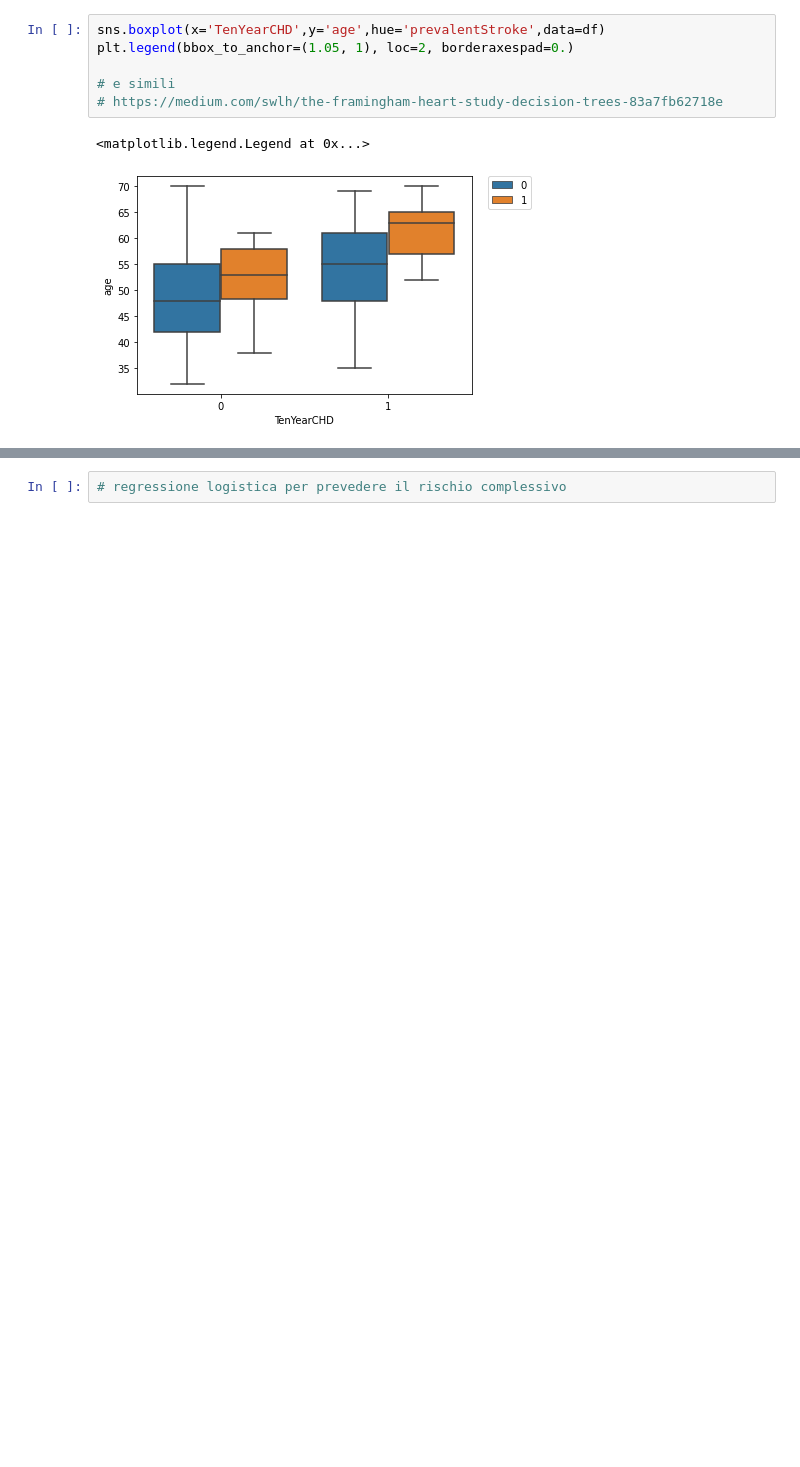
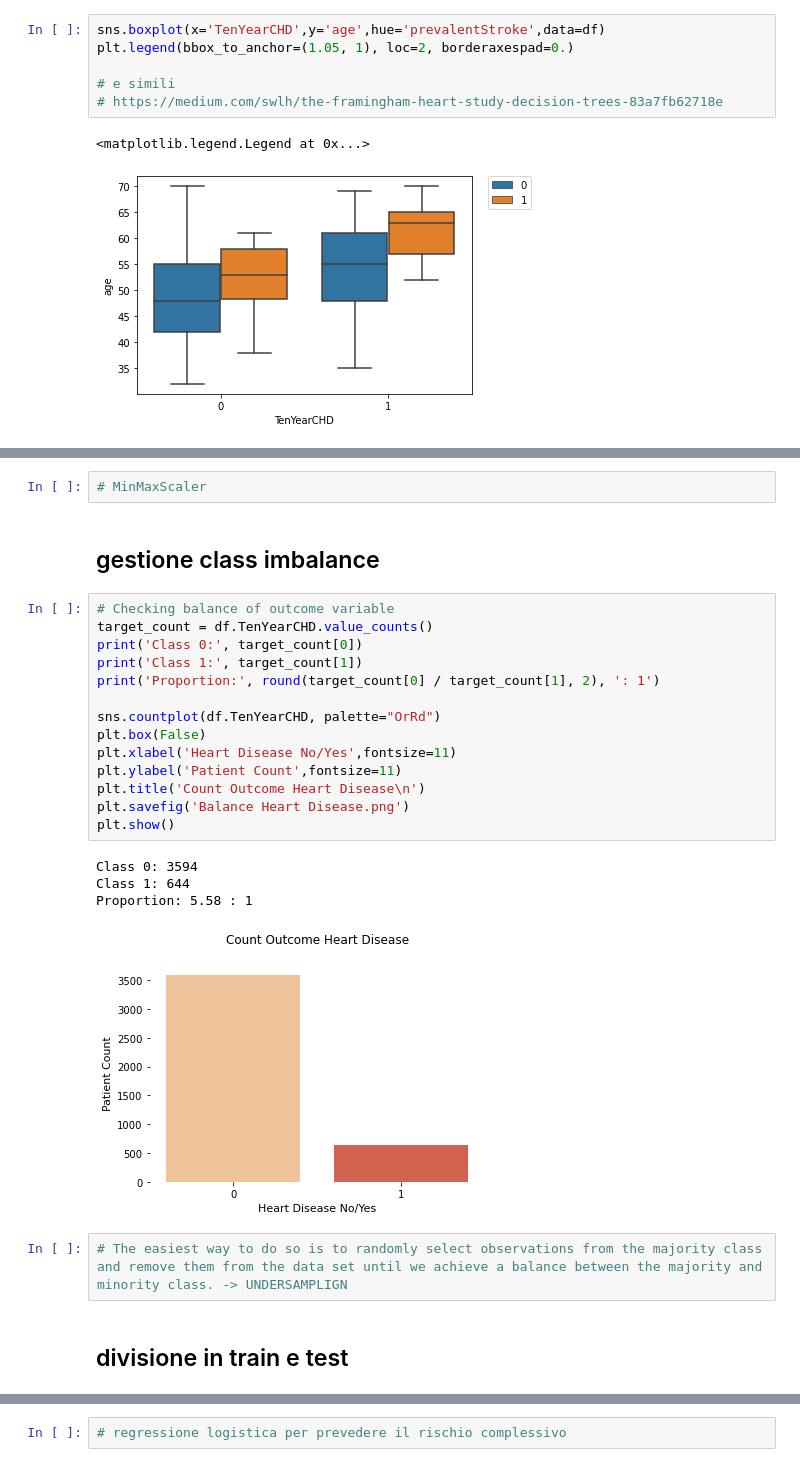
Before and after one commit to lorenzlorg/Big-Data-MAPR-project, a Jupyter notebook: Esercizio Classificazione.ipynb, the cells around one changed output, grey strips where cells are left out. Saved outputs shown, nothing was run; the diff lists cells and outputs as text; blank space fills up the shorter version.

```diff
--- a/Esercizio Classificazione.ipynb
+++ b/Esercizio Classificazione.ipynb
@@ -144,0 +198,27 @@ plt.legend(bbox_to_anchor=(1.05, 1), loc=2, borderaxespad=0.)
+# %%
+# MinMaxScaler
+# %% [markdown]
+## gestione class imbalance
+# %%
+# Checking balance of outcome variable
+target_count = df.TenYearCHD.value_counts()
+print('Class 0:', target_count[0])
+print('Class 1:', target_count[1])
+print('Proportion:', round(target_count[0] / target_count[1], 2), ': 1')
+
+sns.countplot(df.TenYearCHD, palette="OrRd")
+plt.box(False)
+plt.xlabel('Heart Disease No/Yes',fontsize=11)
+plt.ylabel('Patient Count',fontsize=11)
+plt.title('Count Outcome Heart Disease\n')
+plt.savefig('Balance Heart Disease.png')
+plt.show()
+# %% [output]
+Class 0: 3594
+Class 1: 644
+Proportion: 5.58 : 1
+[figure, added]
+# %%
+# The easiest way to do so is to randomly select observations from the majority class and remove them from the data set until we achieve a balance between the majority and minority class. -> UNDERSAMPLIGN
+# %% [markdown]
+## divisione in train e test
```
Also changed, not shown: parts of 29 cells of this notebook.
